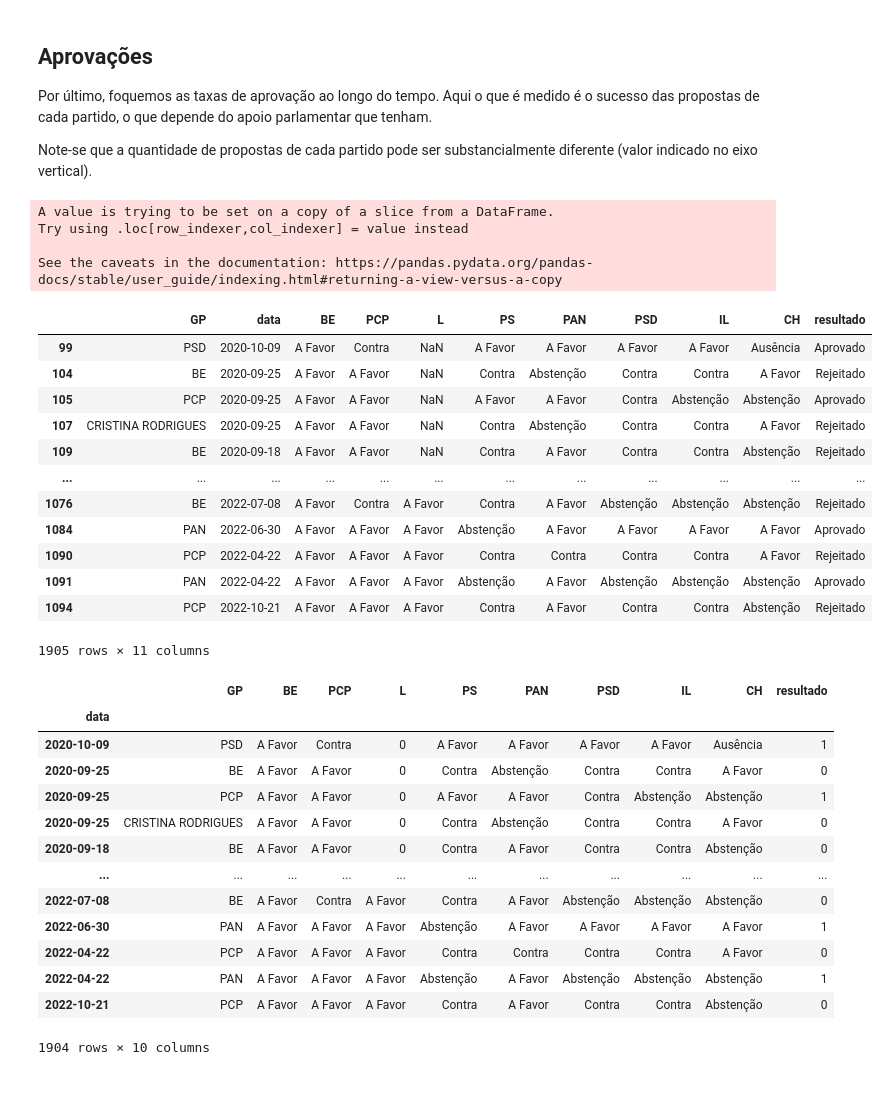
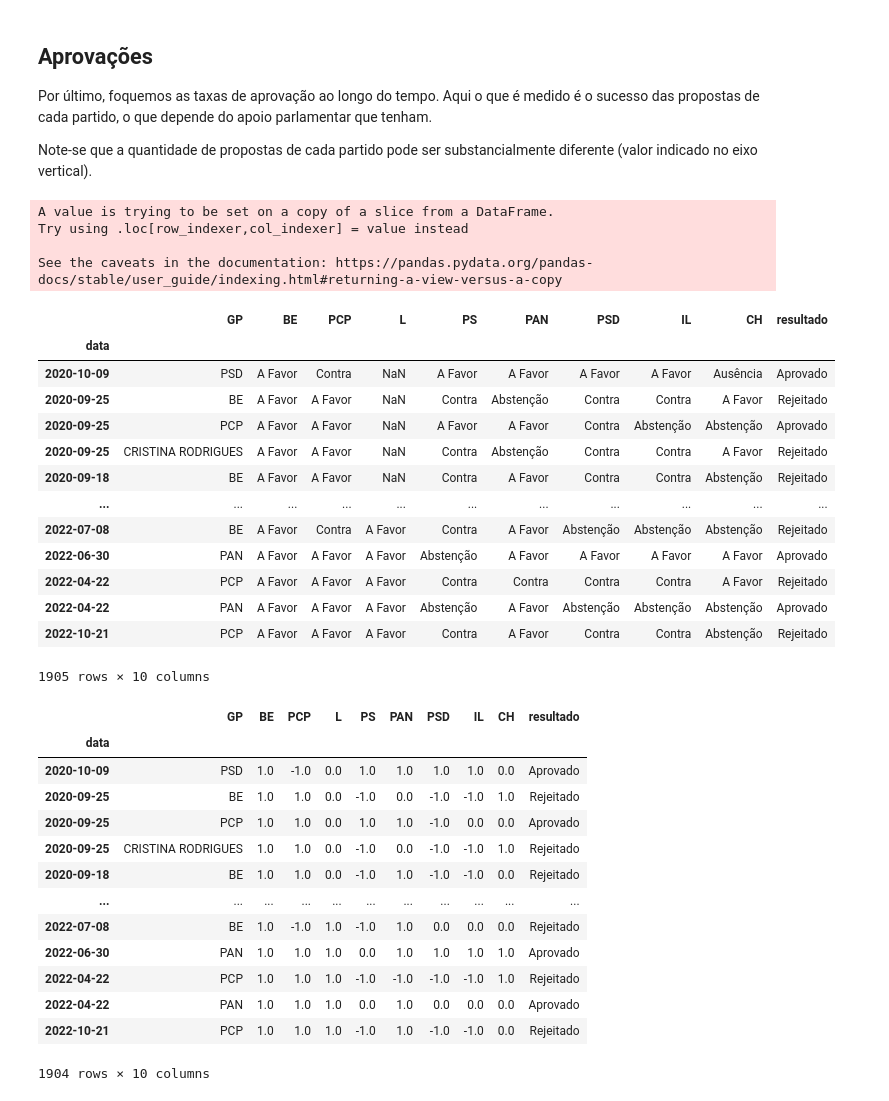
Before and after one commit to fsmunoz/fsmunoz.github.io, a Jupyter notebook: parlamento/html/_sources/evol_anos-update.ipynb, the cells around one changed output. Drawn from its saved outputs; the diff is of its cells as text; code cells hidden in the pictures.

```diff
--- a/parlamento/html/_sources/evol_anos-update.ipynb
+++ b/parlamento/html/_sources/evol_anos-update.ipynb
@@ -645,54 +629,56 @@ Note-se que a quantidade de propostas de cada partido pode ser substancialmente
 # %%
 mycol  = ['GP', 'data','BE', 'PCP', 'L','PS', 'PAN','PSD','IL', 'CH','resultado' ]
 all_subs_hm = pd.concat([l14af, l15af], axis=0)
 
 df=all_subs_hm
 submissions_ini = df[mycol]
 submissions_ini['data'] = pd.to_datetime(submissions_ini['data'])
-
+#submissions_ini.sort_values(by='data', inplace = True)
+submissions_ini = submissions_ini.set_index("data")
 submissions_ini
 # %% [output]
 A value is trying to be set on a copy of a slice from a DataFrame.
 Try using .loc[row_indexer,col_indexer] = value instead
 
 See the caveats in the documentation: https://pandas.pydata.org/pandas-docs/stable/user_guide/indexing.html#returning-a-view-versus-a-copy
-|  | GP | data | BE | PCP | L | PS | PAN | PSD | IL | CH | resultado |
-| 99 | PSD | 2020-10-09 | A Favor | Contra | NaN | A Favor | A Favor | A Favor | A Favor | Ausência | Aprovado |
-| 104 | BE | 2020-09-25 | A Favor | A Favor | NaN | Contra | Abstenção | Contra | Contra | A Favor | Rejeitado |
-| 105 | PCP | 2020-09-25 | A Favor | A Favor | NaN | A Favor | A Favor | Contra | Abstenção | Abstenção | Aprovado |
-| 107 | CRISTINA RODRIGUES | 2020-09-25 | A Favor | A Favor | NaN | Contra | Abstenção | Contra | Contra | A Favor | Rejeitado |
-| 109 | BE | 2020-09-18 | A Favor | A Favor | NaN | Contra | A Favor | Contra | Contra | Abstenção | Rejeitado |
-| ... | ... | ... | ... | ... | ... | ... | ... | ... | ... | ... | ... |
-| 1076 | BE | 2022-07-08 | A Favor | Contra | A Favor | Contra | A Favor | Abstenção | Abstenção | Abstenção | Rejeitado |
-| 1084 | PAN | 2022-06-30 | A Favor | A Favor | A Favor | Abstenção | A Favor | A Favor | A Favor | A Favor | Aprovado |
-| 1090 | PCP | 2022-04-22 | A Favor | A Favor | A Favor | Contra | Contra | Contra | Contra | A Favor | Rejeitado |
-| 1091 | PAN | 2022-04-22 | A Favor | A Favor | A Favor | Abstenção | A Favor | Abstenção | Abstenção | Abstenção | Aprovado |
-| 1094 | PCP | 2022-10-21 | A Favor | A Favor | A Favor | Contra | A Favor | Contra | Contra | Abstenção | Rejeitado |
+|  | GP | BE | PCP | L | PS | PAN | PSD | IL | CH | resultado |
+| data |  |  |  |  |  |  |  |  |  |  |
+| 2020-10-09 | PSD | A Favor | Contra | NaN | A Favor | A Favor | A Favor | A Favor | Ausência | Aprovado |
+| 2020-09-25 | BE | A Favor | A Favor | NaN | Contra | Abstenção | Contra | Contra | A Favor | Rejeitado |
+| 2020-09-25 | PCP | A Favor | A Favor | NaN | A Favor | A Favor | Contra | Abstenção | Abstenção | Aprovado |
+| 2020-09-25 | CRISTINA RODRIGUES | A Favor | A Favor | NaN | Contra | Abstenção | Contra | Contra | A Favor | Rejeitado |
+| 2020-09-18 | BE | A Favor | A Favor | NaN | Contra | A Favor | Contra | Contra | Abstenção | Rejeitado |
+| ... | ... | ... | ... | ... | ... | ... | ... | ... | ... | ... |
+| 2022-07-08 | BE | A Favor | Contra | A Favor | Contra | A Favor | Abstenção | Abstenção | Abstenção | Rejeitado |
+| 2022-06-30 | PAN | A Favor | A Favor | A Favor | Abstenção | A Favor | A Favor | A Favor | A Favor | Aprovado |
+| 2022-04-22 | PCP | A Favor | A Favor | A Favor | Contra | Contra | Contra | Contra | A Favor | Rejeitado |
+| 2022-04-22 | PAN | A Favor | A Favor | A Favor | Abstenção | A Favor | Abstenção | Abstenção | Abstenção | Aprovado |
+| 2022-10-21 | PCP | A Favor | A Favor | A Favor | Contra | A Favor | Contra | Contra | Abstenção | Rejeitado |
-1905 rows × 11 columns
+1905 rows × 10 columns
 # %%
+submissions_ini = submissions_ini[submissions_ini["resultado"].isin(["Aprovado", "Rejeitado"])]
+
 submissions_ini_hm = submissions_ini.replace(["A Favor", "Contra", "Abstenção", "Ausência"], [1,-1,0,0]).fillna(0)
 #submissions_ini_hm = pd.melt(submissions_ini_hm,id_vars=value_vars=["resultado"])
 
-submissions_ini = submissions_ini[submissions_ini["resultado"].isin(["Aprovado", "Rejeitado"])]
 
-submissions_ini_hm = submissions_ini.replace(["Aprovado", "Rejeitado"], [1,0]).fillna(0)
-
-submissions_ini_hm =submissions_ini_hm.set_index("data")
+#submissions_ini_hm = submissions_ini.replace(["Aprovado", "Rejeitado"], [1,0])
+#submissions_ini_hm =submissions_ini_hm.set_index("data")
 submissions_ini_hm
 # %% [output]
 |  | GP | BE | PCP | L | PS | PAN | PSD | IL | CH | resultado |
 | data |  |  |  |  |  |  |  |  |  |  |
-| 2020-10-09 | PSD | A Favor | Contra | 0 | A Favor | A Favor | A Favor | A Favor | Ausência | 1 |
-| 2020-09-25 | BE | A Favor | A Favor | 0 | Contra | Abstenção | Contra | Contra | A Favor | 0 |
-| 2020-09-25 | PCP | A Favor | A Favor | 0 | A Favor | A Favor | Contra | Abstenção | Abstenção | 1 |
-| 2020-09-25 | CRISTINA RODRIGUES | A Favor | A Favor | 0 | Contra | Abstenção | Contra | Contra | A Favor | 0 |
-| 2020-09-18 | BE | A Favor | A Favor | 0 | Contra | A Favor | Contra | Contra | Abstenção | 0 |
+| 2020-10-09 | PSD | 1.0 | -1.0 | 0.0 | 1.0 | 1.0 | 1.0 | 1.0 | 0.0 | Aprovado |
+| 2020-09-25 | BE | 1.0 | 1.0 | 0.0 | -1.0 | 0.0 | -1.0 | -1.0 | 1.0 | Rejeitado |
+| 2020-09-25 | PCP | 1.0 | 1.0 | 0.0 | 1.0 | 1.0 | -1.0 | 0.0 | 0.0 | Aprovado |
+| 2020-09-25 | CRISTINA RODRIGUES | 1.0 | 1.0 | 0.0 | -1.0 | 0.0 | -1.0 | -1.0 | 1.0 | Rejeitado |
+| 2020-09-18 | BE | 1.0 | 1.0 | 0.0 | -1.0 | 1.0 | -1.0 | -1.0 | 0.0 | Rejeitado |
 | ... | ... | ... | ... | ... | ... | ... | ... | ... | ... | ... |
-| 2022-07-08 | BE | A Favor | Contra | A Favor | Contra | A Favor | Abstenção | Abstenção | Abstenção | 0 |
-| 2022-06-30 | PAN | A Favor | A Favor | A Favor | Abstenção | A Favor | A Favor | A Favor | A Favor | 1 |
-| 2022-04-22 | PCP | A Favor | A Favor | A Favor | Contra | Contra | Contra | Contra | A Favor | 0 |
-| 2022-04-22 | PAN | A Favor | A Favor | A Favor | Abstenção | A Favor | Abstenção | Abstenção | Abstenção | 1 |
-| 2022-10-21 | PCP | A Favor | A Favor | A Favor | Contra | A Favor | Contra | Contra | Abstenção | 0 |
+| 2022-07-08 | BE | 1.0 | -1.0 | 1.0 | -1.0 | 1.0 | 0.0 | 0.0 | 0.0 | Rejeitado |
+| 2022-06-30 | PAN | 1.0 | 1.0 | 1.0 | 0.0 | 1.0 | 1.0 | 1.0 | 1.0 | Aprovado |
+| 2022-04-22 | PCP | 1.0 | 1.0 | 1.0 | -1.0 | -1.0 | -1.0 | -1.0 | 1.0 | Rejeitado |
+| 2022-04-22 | PAN | 1.0 | 1.0 | 1.0 | 0.0 | 1.0 | 0.0 | 0.0 | 0.0 | Aprovado |
+| 2022-10-21 | PCP | 1.0 | 1.0 | 1.0 | -1.0 | 1.0 | -1.0 | -1.0 | 0.0 | Rejeitado |
 1904 rows × 10 columns
 # %%
 parties = ['BE', 'PCP', 'L', 'PS', 'PAN','PSD','IL','CH' ]
```
Also changed, not shown: parts of 5 cells of this notebook, 25 other files.
